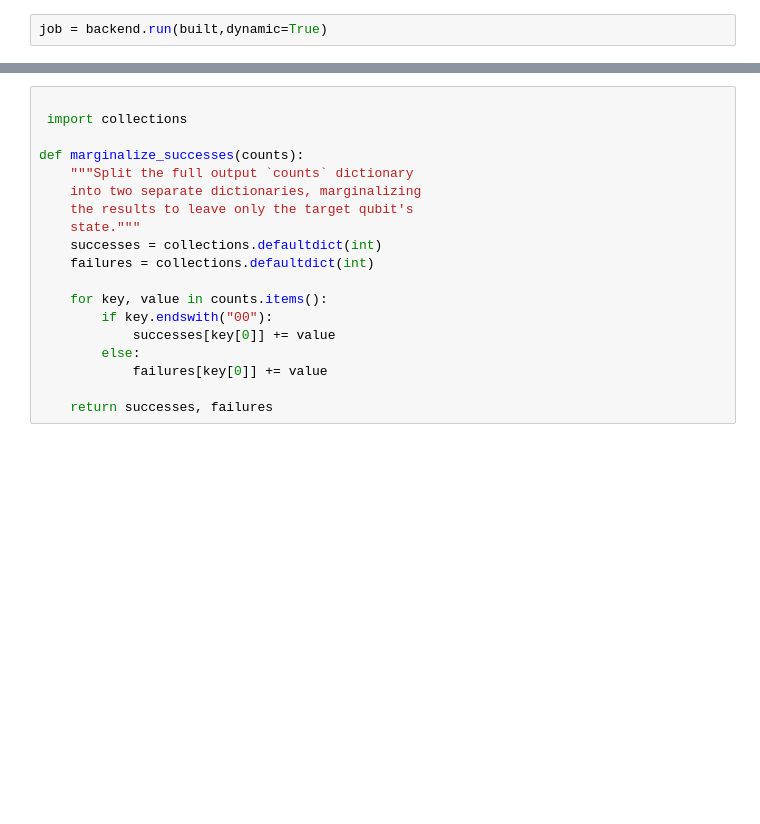
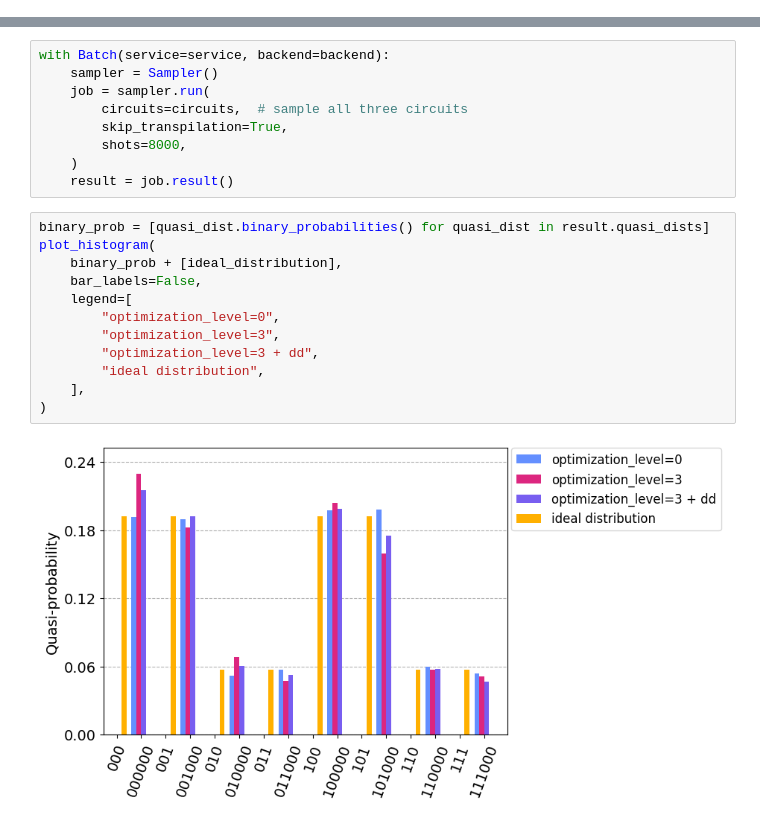
Before and after one commit to Polyana150/Circuitos-otmizados, a Jupyter notebook: 021.ipynb, the cells around one changed output, grey strips where cells are left out. Cells and saved outputs as stored; diff of their text form; blank space fills up the shorter version.

```diff
--- a/021.ipynb
+++ b/021.ipynb
@@ -90,2 +104,0 @@ built.draw(output="mpl", style='iqp', idle_wires=False, cregbundle=False)
-# %%
-job = backend.run(built,dynamic=True)
@@ -100,19 +105,23 @@ job.job_id()
-# %%
-
- import collections
-
-def marginalize_successes(counts):
-    """Split the full output `counts` dictionary
-    into two separate dictionaries, marginalizing
-    the results to leave only the target qubit's
-    state."""
-    successes = collections.defaultdict(int)
-    failures = collections.defaultdict(int)
-
-    for key, value in counts.items():
-        if key.endswith("00"):
-            successes[key[0]] += value
-        else:
-            failures[key[0]] += value
-
-    return successes, failures
+# %%
+with Batch(service=service, backend=backend):
+    sampler = Sampler()
+    job = sampler.run(
+        circuits=circuits,  # sample all three circuits
+        skip_transpilation=True,
+        shots=8000,
+    )
+    result = job.result()
+# %%
+binary_prob = [quasi_dist.binary_probabilities() for quasi_dist in result.quasi_dists]
+plot_histogram(
+    binary_prob + [ideal_distribution],
+    bar_labels=False,
+    legend=[
+        "optimization_level=0",
+        "optimization_level=3",
+        "optimization_level=3 + dd",
+        "ideal distribution",
+    ],
+)
+# %% [output]
+[figure, added]
```
Also changed, not shown: parts of 19 cells of this notebook, 1 other file.
